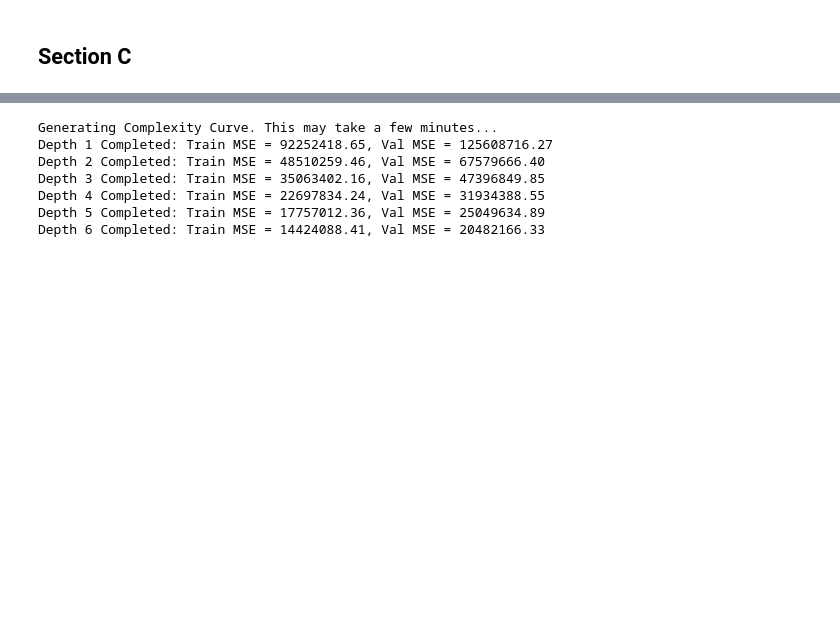
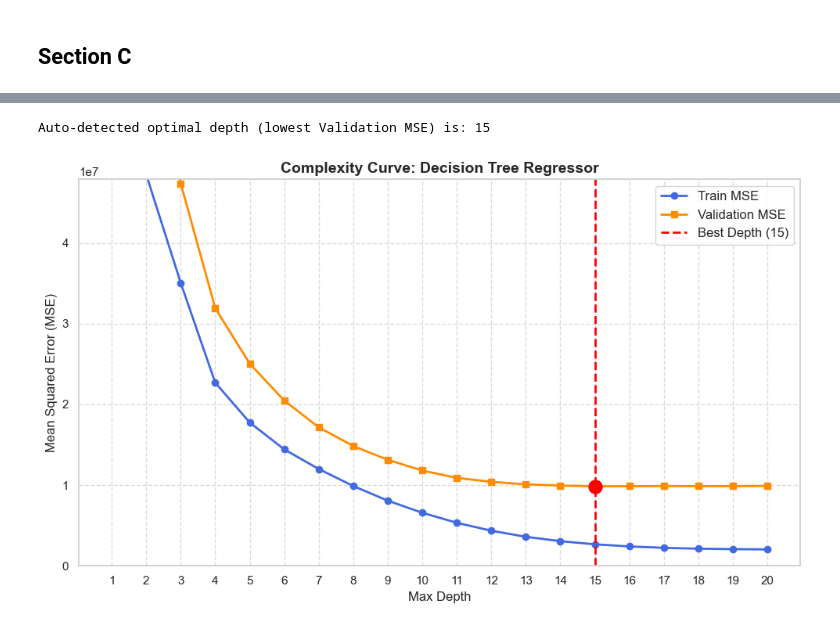
Before and after one commit to Hila-Dolev/ML_RandomForest_HW1, a Jupyter notebook: ML_HW1_325156651.ipynb, the cells around one changed output, grey strips where cells are left out. Drawn from its saved outputs; the diff is of its cells as text; code cells hidden in the pictures; blank space fills up the shorter version.

Commit message:
The Elbow Curve

```diff
--- a/ML_HW1_325156651.ipynb
+++ b/ML_HW1_325156651.ipynb
@@ -650,44 +668,38 @@ Finished evaluating all depths! Total time: 24.51 minutes.
 # %%
-# Complexity Curve Generation (Regression Example)
-train_mse_list = []
-val_mse_list = []
-depths = list(range(1, 21))
+# ==========================================
+# Step 2.2: The Complexity Curve (CLEARER PLOT)
+# ==========================================
+import matplotlib.pyplot as plt
 
-print("Generating Complexity Curve. This may take a few minutes...")
+# 1. Auto-detect optimal depth (the point where Validation MSE is the lowest)
+best_val_idx = val_mse_list.index(min(val_mse_list))
+best_depth = depths[best_val_idx]
+best_val_mse = val_mse_list[best_val_idx]
 
-for d in depths:
-    # Initialize and fit optimized tree
-    dt_reg = DecisionTree(task_type='reg', max_depth=d, min_samples_leaf=5)
-    dt_reg.fit(X_train, y_train_reg)
+print(f"Auto-detected optimal depth (lowest Validation MSE) is: {best_depth}")
 
-    # Predict and calculate MSE
-    y_train_pred = dt_reg.predict(X_train)
-    y_val_pred = dt_reg.predict(X_val)
+plt.figure(figsize=(10, 6))
 
-    train_mse = mean_squared_error(y_train_reg, y_train_pred)
-    val_mse = mean_squared_error(y_val_reg, y_val_pred)
+# Plot the lines
+plt.plot(depths, train_mse_list, marker='o', label='Train MSE', color='royalblue', linewidth=2)
+plt.plot(depths, val_mse_list, marker='s', label='Validation MSE', color='darkorange', linewidth=2)
 
-    train_mse_list.append(train_mse)
-    val_mse_list.append(val_mse)
+# 2. Clearly mark the minimum point (The Elbow)
+plt.axvline(x=best_depth, color='red', linestyle='--', linewidth=2, label=f'Best Depth ({best_depth})')
+plt.scatter(best_depth, best_val_mse, color='red', s=150, zorder=5) # Large red dot
 
-    print(f"Depth {d} Completed: Train MSE = {train_mse:.2f}, Val MSE = {val_mse:.2f}")
+plt.title('Complexity Curve: Decision Tree Regressor', fontsize=14, fontweight='bold')
+plt.xlabel('Max Depth', fontsize=12)
+plt.ylabel('Mean Squared Error (MSE)', fontsize=12)
+plt.xticks(depths)
+plt.legend(fontsize=12)
+plt.grid(True, linestyle='--', alpha=0.7)
 
-# Plotting the Elbow Curve
-plt.figure(figsize=(10, 6))
-plt.plot(depths, train_mse_list, marker='o', label='Train MSE', color='blue')
-plt.plot(depths, val_mse_list, marker='s', label='Validation MSE', color='orange')
-plt.title('Complexity Curve: Tree Depth vs. Mean Squared Error')
-plt.xlabel('Max Depth')
-plt.ylabel('MSE')
-plt.xticks(depths)
-plt.legend()
-plt.grid(True)
+
+# Zooming in by ignoring the massive initial errors (ignoring depths 1-3) - for better identifing the "Elbow Point"
+plt.ylim(bottom=0, top=val_mse_list[3] * 1.5)
+plt.tight_layout()
 plt.show()
 # %% [output]
-Generating Complexity Curve. This may take a few minutes...
-Depth 1 Completed: Train MSE = 92252418.65, Val MSE = 125608716.27
-Depth 2 Completed: Train MSE = 48510259.46, Val MSE = 67579666.40
-Depth 3 Completed: Train MSE = 35063402.16, Val MSE = 47396849.85
-Depth 4 Completed: Train MSE = 22697834.24, Val MSE = 31934388.55
-Depth 5 Completed: Train MSE = 17757012.36, Val MSE = 25049634.89
-Depth 6 Completed: Train MSE = 14424088.41, Val MSE = 20482166.33
+Auto-detected optimal depth (lowest Validation MSE) is: 15
+[figure, added]
```
Also changed, not shown: parts of 3 cells of this notebook.
